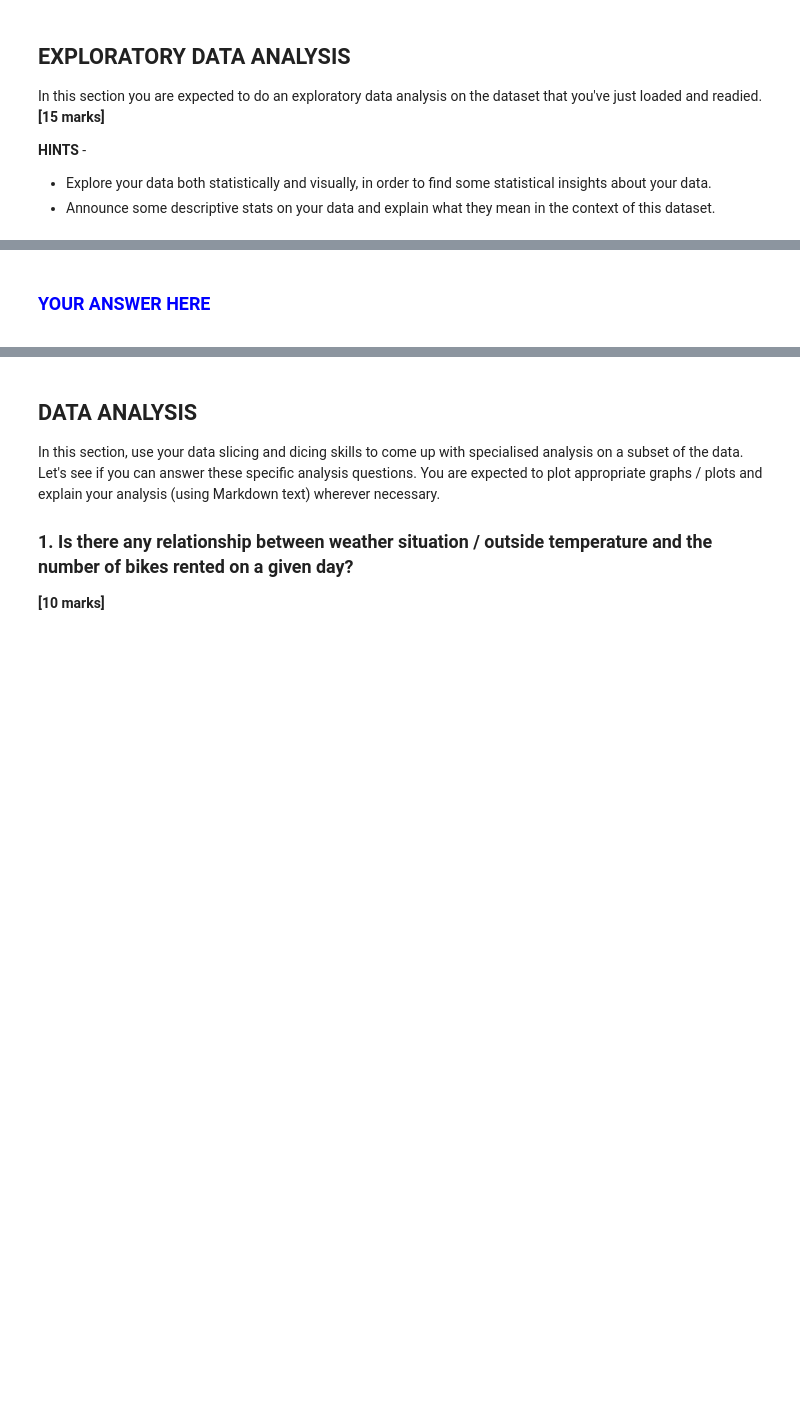
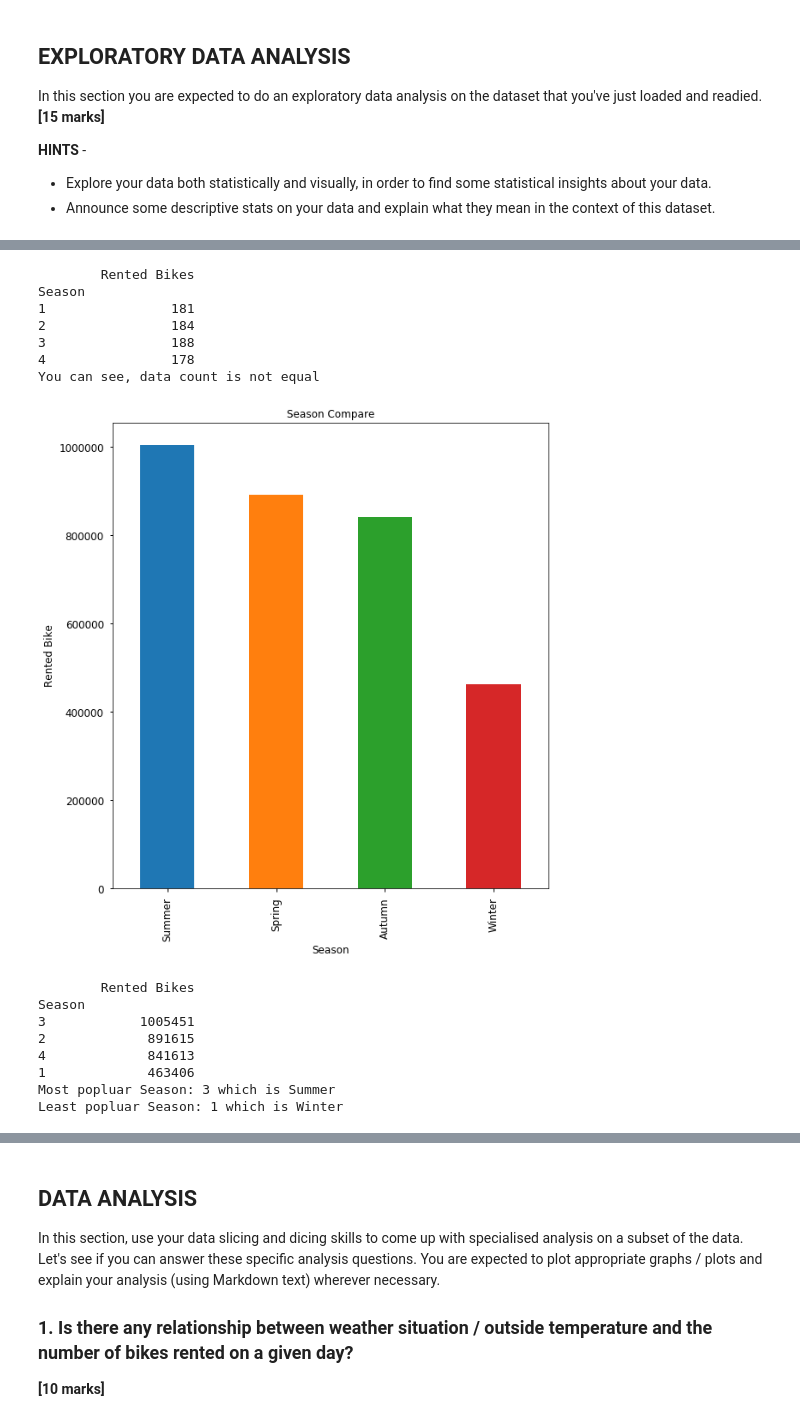
Before and after one commit to DannyFirmin/BikeShare-LinearRegression, a Jupyter notebook: Assignment-1.ipynb, the cells around one changed output, grey strips where cells are left out. Drawn from its saved outputs; the diff is of its cells as text; code cells hidden in the pictures; blank space fills up the shorter version.

```diff
--- a/Assignment-1.ipynb
+++ b/Assignment-1.ipynb
@@ -214,7 +119,63 @@ Most popluar Weekday: 0 which is Sunday
-# %% [markdown]
-<span style="color:blue">
-
-### YOUR ANSWER HERE
-
-
-</span>
+# %%
+# YOUR CODE HERE
+fig = plt.figure(figsize=(20,10))
+
+def convert_seasons(x):
+    if x == 1:
+        return "Winter"
+    if x == 2:
+        return "Spring"
+    if x == 3:
+        return "Summer"
+    if x == 4:
+        return "Autumn"
+
+df_bikes_dropped = df_bikes.copy() # Do the modification in a copied dataframe
+# Check how many data are there in each season. Need to make it equal. Otherwise it will bring errors
+df_season = df_bikes_dropped.groupby(['Season']).agg({'Rented Bikes': 'count'})
+print(df_season)
+print("You can see, data count is not equal")
+
+# Make the data count equal for each season. Otherwise, it is unfair and it will bring errors
+df_bikes_dropped = df_bikes_dropped.drop(df_bikes_dropped.query('Season == 1').sample(3).index)
+df_bikes_dropped = df_bikes_dropped.drop(df_bikes_dropped.query('Season == 2').sample(6).index)
+df_bikes_dropped = df_bikes_dropped.drop(df_bikes_dropped.query('Season == 3').sample(10).index)
+
+df_season = df_bikes_dropped.groupby(['Season']).agg({'Rented Bikes': 'sum'})
+df_season = df_season.sort_values(['Rented Bikes'], ascending=False)
+ax1 = fig.add_subplot(121)
+ax1 = df_season['Rented Bikes'].plot(kind='bar', title="Season Compare", fontsize=12)
+ax1.set_xlabel("Season", fontsize=12)
+ax1.set_ylabel("Rented Bike", fontsize=12)
+ses_orderedlist = []
+
+# Set x ticks dynamically
+for i in range(0,len(df_season)):
+    ses_orderedlist.append(convert_seasons(df_season.index[i]))
+ax1.set_xticklabels(ses_orderedlist)
+plt.show()
+
+print(df_season)
+season_mode = df_season.index[0]
+season_min = df_season.index[len(df_season) - 1]
+# Print result dynamically
+print("Most popluar Season:", season_mode, "which is", convert_seasons(season_mode))
+print("Least popluar Season:", season_min, "which is", convert_seasons(season_min))
+# (ADD ANY ADDITIONAL CELLS AS REQUIRED)
+# %% [output]
+        Rented Bikes
+Season
+1                181
+2                184
+3                188
+4                178
+You can see, data count is not equal
+[figure, added]
+        Rented Bikes
+Season
+3            1005451
+2             891615
+4             841613
+1             463406
+Most popluar Season: 3 which is Summer
+Least popluar Season: 1 which is Winter
```
Also changed, not shown: parts of 8 cells of this notebook.
